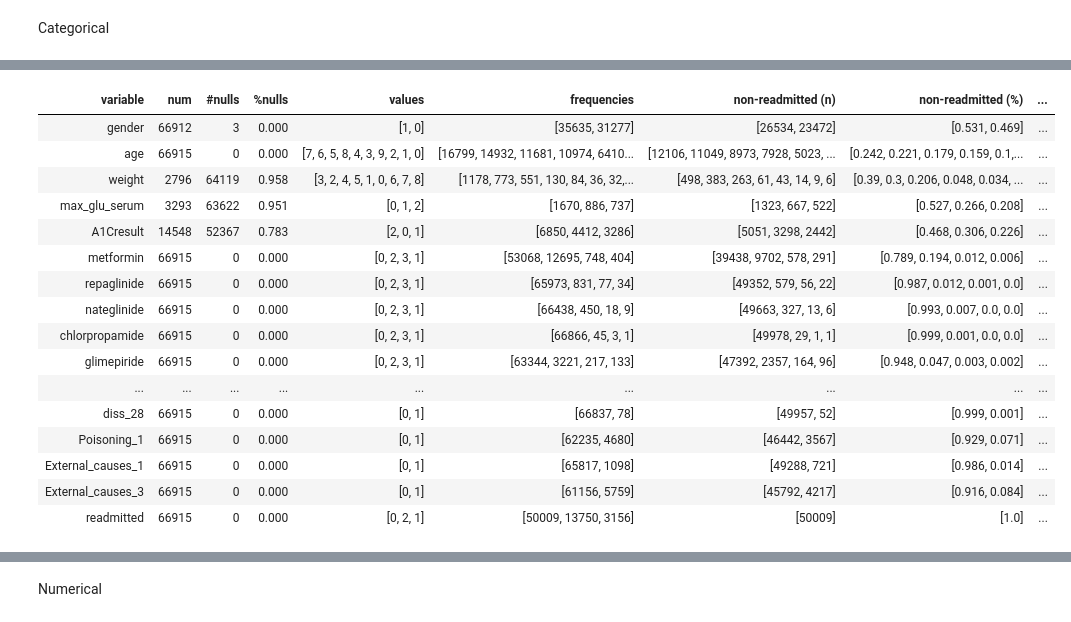
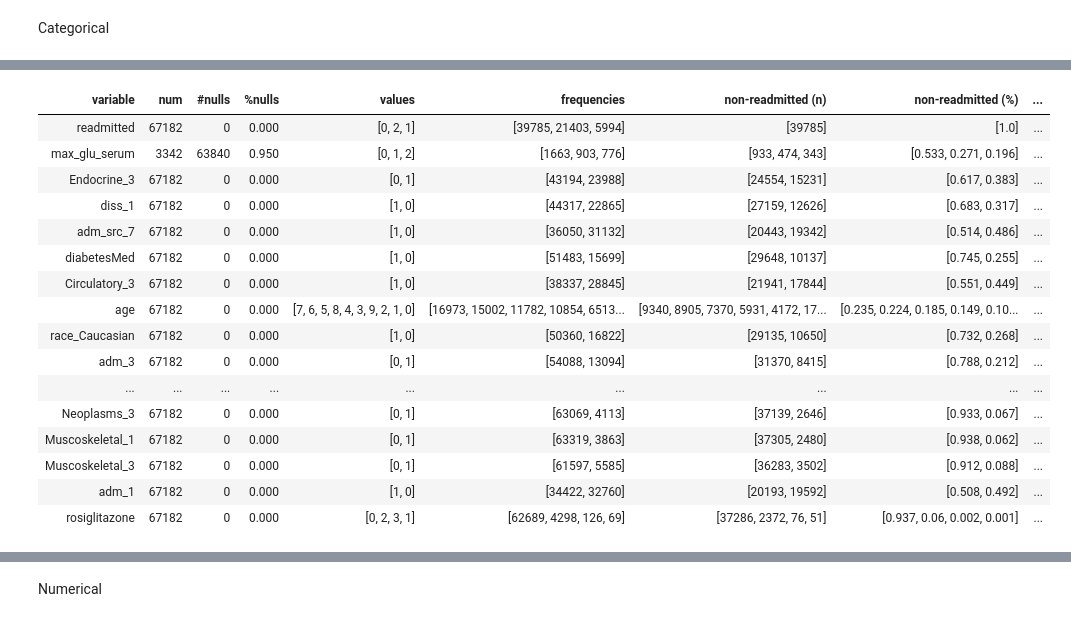
Before and after one commit to CHABOBO/readmission, a Jupyter notebook: notebook/01-data-exploration.ipynb, the cells around one changed output, grey strips where cells are left out. Cells and saved outputs as stored; diff of their text form; code cells hidden in the pictures.

```diff
--- a/notebook/01-data-exploration.ipynb
+++ b/notebook/01-data-exploration.ipynb
@@ -581,33 +583,50 @@ Categorical
 # %%
 from sklearn.feature_selection import chi2
 
-catData = []
-for rv in dfFiltered.columns[catCols == 1]:
+for cond in ["non_all", "non_early"]:
 
-    cleanIc = dfFiltered[rv]
+    if cond == "non_all":
+        dfFilteredAux = dfFiltered.copy()
+        classVal = dfFilteredAux["readmitted"]>0
+    else:
+        dfFilteredAux = dfFiltered[dfFiltered["readmitted"]<=1].copy()
+        classVal = dfFilteredAux["readmitted"]>0
 
-    #Null policy (drop)
-    ix = cleanIc.dropna().index
+    catData = []
+    for rv in dfFilteredAux.columns[catCols == 1]:
 
-    #Get readmitted
-    valClass = dfFiltered["readmitted"]>0
-    r, p = chi2(cleanIc.dropna().values.astype(int).reshape(-1,1),valClass[ix].astype(int).reshape(-1,1))
+        cleanIc = dfFilteredAux[rv]
 
-    catData.append([str(rv),
-                    np.sum(cleanIc.isnull() == False),
-                    np.sum(cleanIc.isnull() == True),
-                    np.sum(cleanIc.isnull()) / float(len(cleanIc)),
-                    pd.value_counts(cleanIc).index.astype(int).tolist(),
-                    pd.value_counts(cleanIc).values.tolist(),
-                    str(pd.value_counts(dfFiltered[dfFiltered["readmitted"] == 0][rv]).values.tolist()),
-                    str((pd.value_counts(dfFiltered[dfFiltered["readmitted"] == 0][rv])/dfFiltered[dfFiltered["readmitted"] == 0][rv].count()).round(3).values.tolist()),
-                    str(pd.value_counts(dfFiltered[dfFiltered["readmitted"] > 0][rv]).values.tolist()),
-                    str((pd.value_counts(dfFiltered[dfFiltered["readmitted"] > 0][rv])/dfFiltered[dfFiltered["readmitted"] > 0][rv].count()).round(3).values.tolist()),
-                    round(p,4),
-                    "yes" if p<0.05 else "no"
-                    ])
+        #Null policy (drop)
+        ix = cleanIc.dropna().index
 
-dfCatData = pd.DataFrame(catData, columns=["variable","num","#nulls",u"%nulls","values","frequencies","non-readmitted (n)","non-readmitted (%)","readmitted (n)","readmitted (%)","p-value","sig."])
-print dfCatData[dfCatData["p-value"] < 0.05].shape
-display(HTML(dfCatData.to_html(index=False)))
+        #Get readmitted
+        #valClass = dfFiltered["readmitted"]>0
+        r, p = chi2(cleanIc.dropna().values.astype(int).reshape(-1,1),classVal[ix].astype(int).reshape(-1,1))
+
+        perc = (pd.value_counts(dfFilteredAux[dfFilteredAux["readmitted"] == 0][rv])/dfFilteredAux[dfFilteredAux["readmitted"] == 0][rv].count()).round(3).values.tolist()
+        perc_1 = (pd.value_counts(dfFilteredAux[dfFilteredAux["readmitted"] > 0][rv])/dfFilteredAux[dfFilteredAux["readmitted"] > 0][rv].count()).round(3).values.tolist()
+        catData.append([str(rv),
+                        np.sum(cleanIc.isnull() == False),
+                        np.sum(cleanIc.isnull() == True),
+                        np.sum(cleanIc.isnull()) / float(len(cleanIc)),
+                        pd.value_counts(cleanIc).index.astype(int).tolist(),
+                        pd.value_counts(cleanIc).values.tolist(),
+                        str(pd.value_counts(dfFilteredAux[dfFilteredAux["readmitted"] == 0][rv]).values.tolist()),
+                        str(perc),
+                        str(pd.value_counts(dfFilteredAux[dfFilteredAux["readmitted"] > 0][rv]).values.tolist()),
+                        str(perc_1),
+                        abs(perc_1[0] - perc[0]),
+                        round(p,4),
+                        "yes" if p<0.05 else "no"
+                        ])
+
+    dfCatData = pd.DataFrame(catData, columns=["variable","num","#nulls",u"%nulls","values","frequencies",
+                                               "non-readmitted (n)","non-readmitted (%)",
+                                               "readmitted (n)" if cond == "non_all" else "early_readmitted (n)",
+                                               "readmitted (%)" if cond == "non_all" else "early_readmitted (%)",
+                                               "diff (%)",
+                                               "p-value","sig."])
+    print dfCatData[dfCatData["p-value"] < 0.05].shape
+    display(HTML(dfCatData[np.logical_and(dfCatData["p-value"] < 0.05, dfCatData["diff (%)"] >= 0.01)].sort_values("diff (%)", ascending=False).to_html(index=False)))
 # %% [output]
@@ -615,17 +634,17 @@ display(HTML(dfCatData.to_html(index=False)))
 | variable | num | #nulls | %nulls | values | frequencies | non-readmitted (n) | non-readmitted (%) | ... |
-| gender | 66912 | 3 | 0.000 | [1, 0] | [35635, 31277] | [26534, 23472] | [0.531, 0.469] | ... |
-| age | 66915 | 0 | 0.000 | [7, 6, 5, 8, 4, 3, 9, 2, 1, 0] | [16799, 14932, 11681, 10974, 6410... | [12106, 11049, 8973, 7928, 5023, ... | [0.242, 0.221, 0.179, 0.159, 0.1,... | ... |
-| weight | 2796 | 64119 | 0.958 | [3, 2, 4, 5, 1, 0, 6, 7, 8] | [1178, 773, 551, 130, 84, 36, 32,... | [498, 383, 263, 61, 43, 14, 9, 6] | [0.39, 0.3, 0.206, 0.048, 0.034, ... | ... |
-| max_glu_serum | 3293 | 63622 | 0.951 | [0, 1, 2] | [1670, 886, 737] | [1323, 667, 522] | [0.527, 0.266, 0.208] | ... |
-| A1Cresult | 14548 | 52367 | 0.783 | [2, 0, 1] | [6850, 4412, 3286] | [5051, 3298, 2442] | [0.468, 0.306, 0.226] | ... |
-| metformin | 66915 | 0 | 0.000 | [0, 2, 3, 1] | [53068, 12695, 748, 404] | [39438, 9702, 578, 291] | [0.789, 0.194, 0.012, 0.006] | ... |
-| repaglinide | 66915 | 0 | 0.000 | [0, 2, 3, 1] | [65973, 831, 77, 34] | [49352, 579, 56, 22] | [0.987, 0.012, 0.001, 0.0] | ... |
-| nateglinide | 66915 | 0 | 0.000 | [0, 2, 3, 1] | [66438, 450, 18, 9] | [49663, 327, 13, 6] | [0.993, 0.007, 0.0, 0.0] | ... |
-| chlorpropamide | 66915 | 0 | 0.000 | [0, 2, 3, 1] | [66866, 45, 3, 1] | [49978, 29, 1, 1] | [0.999, 0.001, 0.0, 0.0] | ... |
-| glimepiride | 66915 | 0 | 0.000 | [0, 2, 3, 1] | [63344, 3221, 217, 133] | [47392, 2357, 164, 96] | [0.948, 0.047, 0.003, 0.002] | ... |
+| readmitted | 67182 | 0 | 0.000 | [0, 2, 1] | [39785, 21403, 5994] | [39785] | [1.0] | ... |
+| max_glu_serum | 3342 | 63840 | 0.950 | [0, 1, 2] | [1663, 903, 776] | [933, 474, 343] | [0.533, 0.271, 0.196] | ... |
+| Endocrine_3 | 67182 | 0 | 0.000 | [0, 1] | [43194, 23988] | [24554, 15231] | [0.617, 0.383] | ... |
+| diss_1 | 67182 | 0 | 0.000 | [1, 0] | [44317, 22865] | [27159, 12626] | [0.683, 0.317] | ... |
+| adm_src_7 | 67182 | 0 | 0.000 | [1, 0] | [36050, 31132] | [20443, 19342] | [0.514, 0.486] | ... |
+| diabetesMed | 67182 | 0 | 0.000 | [1, 0] | [51483, 15699] | [29648, 10137] | [0.745, 0.255] | ... |
+| Circulatory_3 | 67182 | 0 | 0.000 | [1, 0] | [38337, 28845] | [21941, 17844] | [0.551, 0.449] | ... |
+| age | 67182 | 0 | 0.000 | [7, 6, 5, 8, 4, 3, 9, 2, 1, 0] | [16973, 15002, 11782, 10854, 6513... | [9340, 8905, 7370, 5931, 4172, 17... | [0.235, 0.224, 0.185, 0.149, 0.10... | ... |
+| race_Caucasian | 67182 | 0 | 0.000 | [1, 0] | [50360, 16822] | [29135, 10650] | [0.732, 0.268] | ... |
+| adm_3 | 67182 | 0 | 0.000 | [0, 1] | [54088, 13094] | [31370, 8415] | [0.788, 0.212] | ... |
 | ... | ... | ... | ... | ... | ... | ... | ... | ... |
-| diss_28 | 66915 | 0 | 0.000 | [0, 1] | [66837, 78] | [49957, 52] | [0.999, 0.001] | ... |
-| Poisoning_1 | 66915 | 0 | 0.000 | [0, 1] | [62235, 4680] | [46442, 3567] | [0.929, 0.071] | ... |
-| External_causes_1 | 66915 | 0 | 0.000 | [0, 1] | [65817, 1098] | [49288, 721] | [0.986, 0.014] | ... |
-| External_causes_3 | 66915 | 0 | 0.000 | [0, 1] | [61156, 5759] | [45792, 4217] | [0.916, 0.084] | ... |
-| readmitted | 66915 | 0 | 0.000 | [0, 2, 1] | [50009, 13750, 3156] | [50009] | [1.0] | ... |
+| Neoplasms_3 | 67182 | 0 | 0.000 | [0, 1] | [63069, 4113] | [37139, 2646] | [0.933, 0.067] | ... |
+| Muscoskeletal_1 | 67182 | 0 | 0.000 | [0, 1] | [63319, 3863] | [37305, 2480] | [0.938, 0.062] | ... |
+| Muscoskeletal_3 | 67182 | 0 | 0.000 | [0, 1] | [61597, 5585] | [36283, 3502] | [0.912, 0.088] | ... |
+| adm_1 | 67182 | 0 | 0.000 | [1, 0] | [34422, 32760] | [20193, 19592] | [0.508, 0.492] | ... |
+| rosiglitazone | 67182 | 0 | 0.000 | [0, 2, 3, 1] | [62689, 4298, 126, 69] | [37286, 2372, 76, 51] | [0.937, 0.06, 0.002, 0.001] | ... |
```
Also changed, not shown: parts of 4 cells of this notebook, 7 other files.
